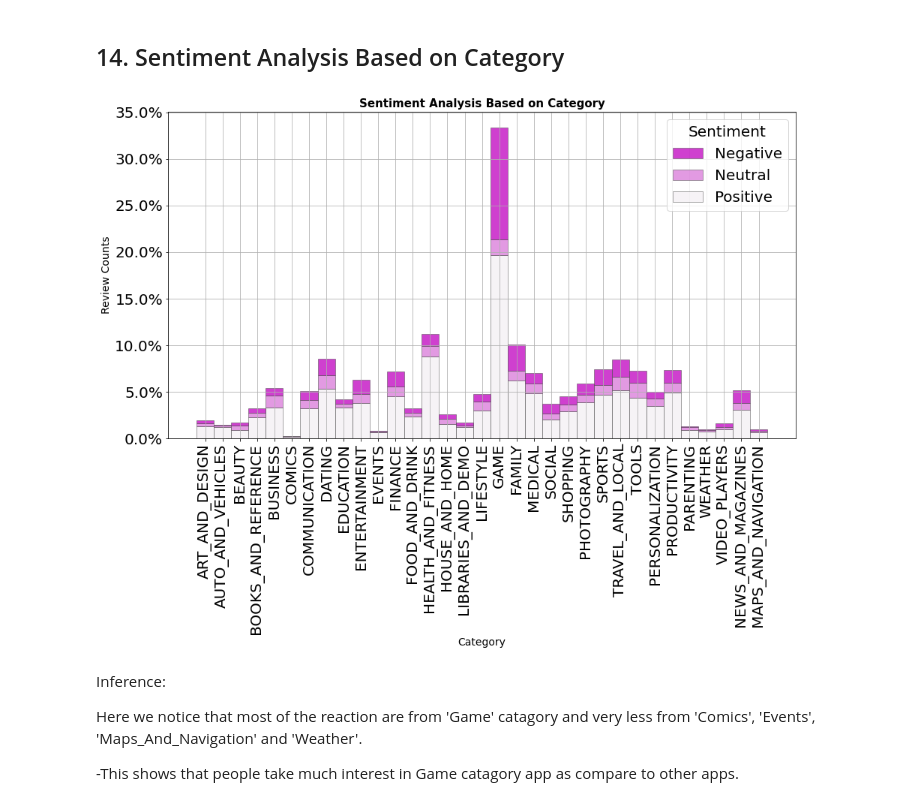
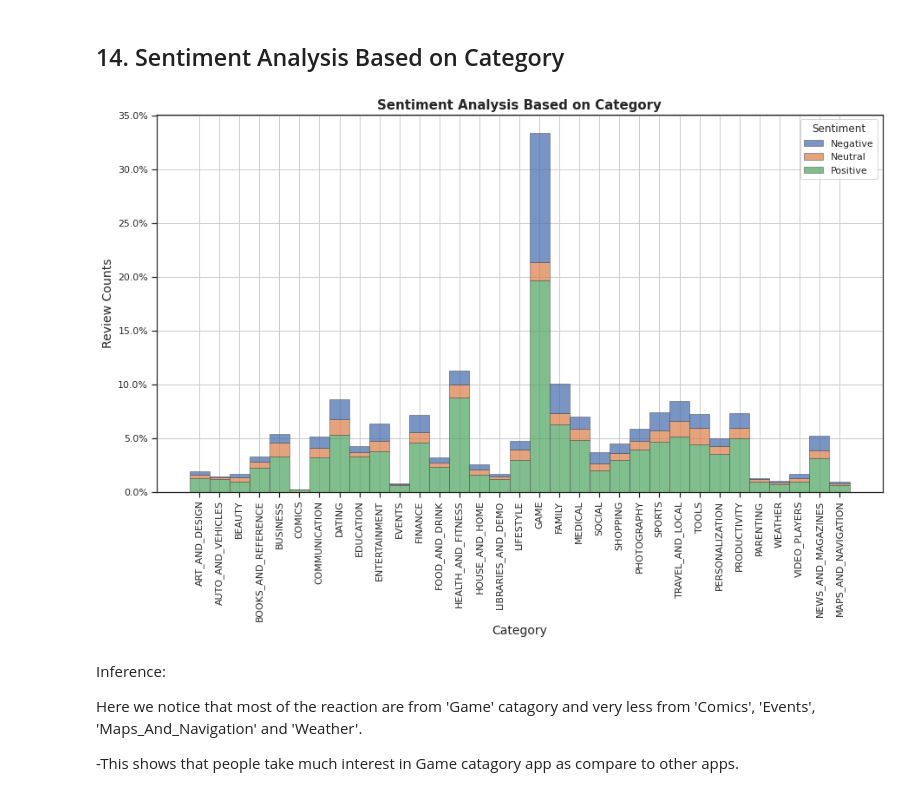
Before and after one commit to avigangarde/Google-Playstore-Analysis-, a Jupyter notebook: Play_Store_App_Review_Analysis_Capstone_Project.ipynb, the cells around one changed output. Saved outputs shown, nothing was run; the diff lists cells and outputs as text; code cells hidden in the pictures.

```diff
--- a/Play_Store_App_Review_Analysis_Capstone_Project.ipynb
+++ b/Play_Store_App_Review_Analysis_Capstone_Project.ipynb
@@ -1056,35 +1058,34 @@ Neutral Reviews = 13.78%
 from matplotlib.ticker import PercentFormatter
 merged_df = pd.merge(ps_df, ur_df, on='App', how = 'inner')
 merged_df.head()
 f = plt.figure(figsize=(15,8))
 ax = f.add_subplot(1,1,1)
 #sns.set_theme(style="ticks")
 
 sns.histplot(
     data=merged_df,
     x="Category", hue="Sentiment",
     bins=34,
     ax=ax,
     stat="count",
     multiple="stack",
-    palette="light:m_r",
     edgecolor=".3",
     linewidth=.5,
     legend=True
     )
 
 
 ax.set_title("Sentiment Analysis Based on Category",fontsize=15,fontweight='bold')
 plt.xticks(rotation='vertical')
 ax.set_xlabel("Category",fontsize=14)
 ax.set_ylabel("Review Counts",fontsize=14)
 
 plt.gca().yaxis.set_major_formatter(PercentFormatter(20000))
 sns.set(style="ticks")
 plt.grid()
 plt.show()
 # %% [output]
-[figure, old version]
+[figure, new version]
 # %% [markdown]
 Inference:
 
```
Also changed, not shown: parts of 11 cells of this notebook.
